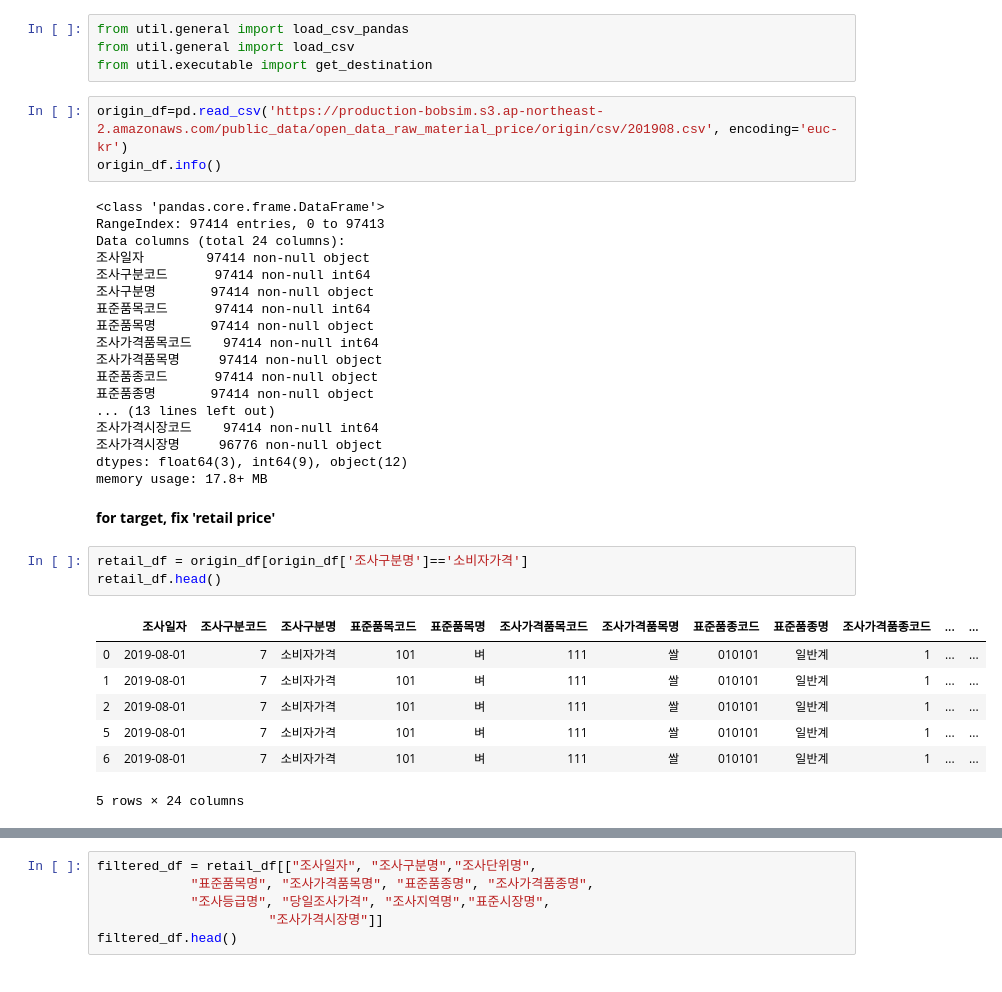
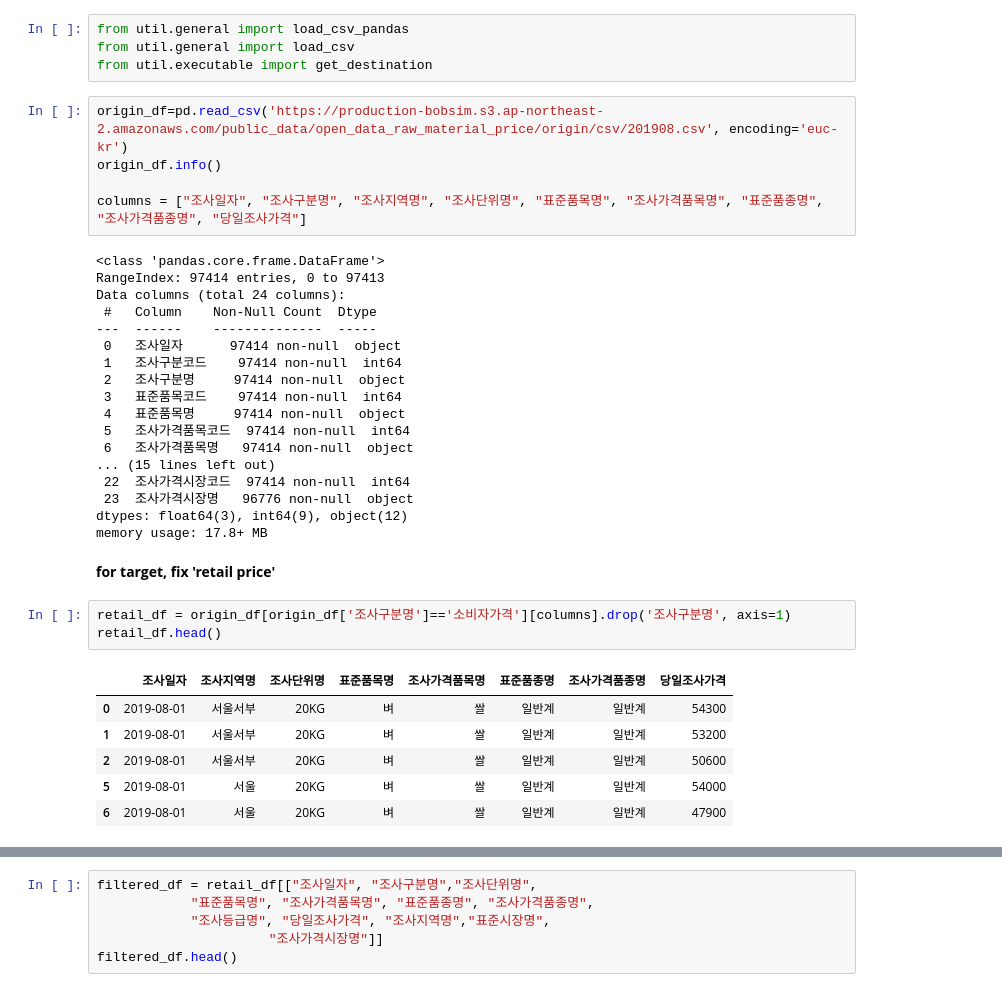
Before and after one commit to meowpunch/bobsim-research, a Jupyter notebook: src/main/python/analysis_open_data_price.ipynb, the cells around one changed output, grey strips where cells are left out. Drawn from its saved outputs; the diff is of its cells as text.

```diff
--- a/src/main/python/analysis_open_data_price.ipynb
+++ b/src/main/python/analysis_open_data_price.ipynb
@@ -11,34 +11,35 @@ from util.executable import get_destination
 # %%
 origin_df=pd.read_csv('https://production-bobsim.s3.ap-northeast-2.amazonaws.com/public_data/open_data_raw_material_price/origin/csv/201908.csv', encoding='euc-kr')
 origin_df.info()
+
+columns = ["조사일자", "조사구분명", "조사지역명", "조사단위명", "표준품목명", "조사가격품목명", "표준품종명", "조사가격품종명", "당일조사가격"]
 # %% [output]
 <class 'pandas.core.frame.DataFrame'>
 RangeIndex: 97414 entries, 0 to 97413
 Data columns (total 24 columns):
-조사일자        97414 non-null object
-조사구분코드      97414 non-null int64
-조사구분명       97414 non-null object
-표준품목코드      97414 non-null int64
-표준품목명       97414 non-null object
-조사가격품목코드    97414 non-null int64
-조사가격품목명     97414 non-null object
-표준품종코드      97414 non-null object
-표준품종명       97414 non-null object
-... (13 lines left out)
-조사가격시장코드    97414 non-null int64
-조사가격시장명     96776 non-null object
+ #   Column    Non-Null Count  Dtype
+---  ------    --------------  -----
+ 0   조사일자      97414 non-null  object
+ 1   조사구분코드    97414 non-null  int64
+ 2   조사구분명     97414 non-null  object
+ 3   표준품목코드    97414 non-null  int64
+ 4   표준품목명     97414 non-null  object
+ 5   조사가격품목코드  97414 non-null  int64
+ 6   조사가격품목명   97414 non-null  object
+... (15 lines left out)
+ 22  조사가격시장코드  97414 non-null  int64
+ 23  조사가격시장명   96776 non-null  object
 dtypes: float64(3), int64(9), object(12)
 memory usage: 17.8+ MB
 # %% [markdown]
 **for target, fix 'retail price'**
 # %%
-retail_df = origin_df[origin_df['조사구분명']=='소비자가격']
+retail_df = origin_df[origin_df['조사구분명']=='소비자가격'][columns].drop('조사구분명', axis=1)
 retail_df.head()
 # %% [output]
-|  | 조사일자 | 조사구분코드 | 조사구분명 | 표준품목코드 | 표준품목명 | 조사가격품목코드 | 조사가격품목명 | 표준품종코드 | 표준품종명 | 조사가격품종코드 | ... | ... |
-| 0 | 2019-08-01 | 7 | 소비자가격 | 101 | 벼 | 111 | 쌀 | 010101 | 일반계 | 1 | ... | ... |
-| 1 | 2019-08-01 | 7 | 소비자가격 | 101 | 벼 | 111 | 쌀 | 010101 | 일반계 | 1 | ... | ... |
-| 2 | 2019-08-01 | 7 | 소비자가격 | 101 | 벼 | 111 | 쌀 | 010101 | 일반계 | 1 | ... | ... |
-| 5 | 2019-08-01 | 7 | 소비자가격 | 101 | 벼 | 111 | 쌀 | 010101 | 일반계 | 1 | ... | ... |
-| 6 | 2019-08-01 | 7 | 소비자가격 | 101 | 벼 | 111 | 쌀 | 010101 | 일반계 | 1 | ... | ... |
+|  | 조사일자 | 조사지역명 | 조사단위명 | 표준품목명 | 조사가격품목명 | 표준품종명 | 조사가격품종명 | 당일조사가격 |
+| 0 | 2019-08-01 | 서울서부 | 20KG | 벼 | 쌀 | 일반계 | 일반계 | 54300 |
+| 1 | 2019-08-01 | 서울서부 | 20KG | 벼 | 쌀 | 일반계 | 일반계 | 53200 |
+| 2 | 2019-08-01 | 서울서부 | 20KG | 벼 | 쌀 | 일반계 | 일반계 | 50600 |
+| 5 | 2019-08-01 | 서울 | 20KG | 벼 | 쌀 | 일반계 | 일반계 | 54000 |
+| 6 | 2019-08-01 | 서울 | 20KG | 벼 | 쌀 | 일반계 | 일반계 | 47900 |
-5 rows × 24 columns
```
Also changed, not shown: parts of 4 cells of this notebook, 4 other files.
